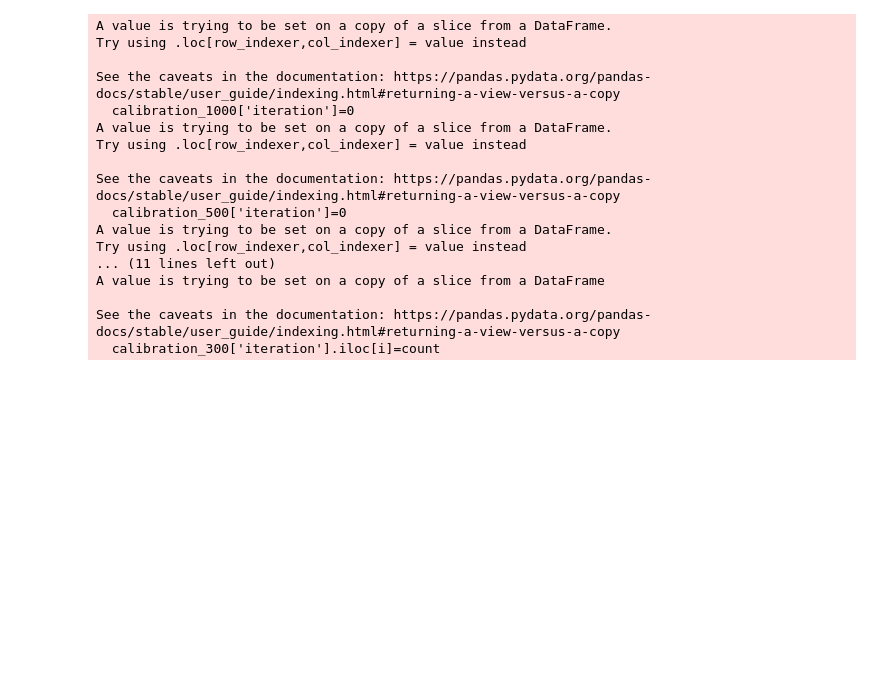
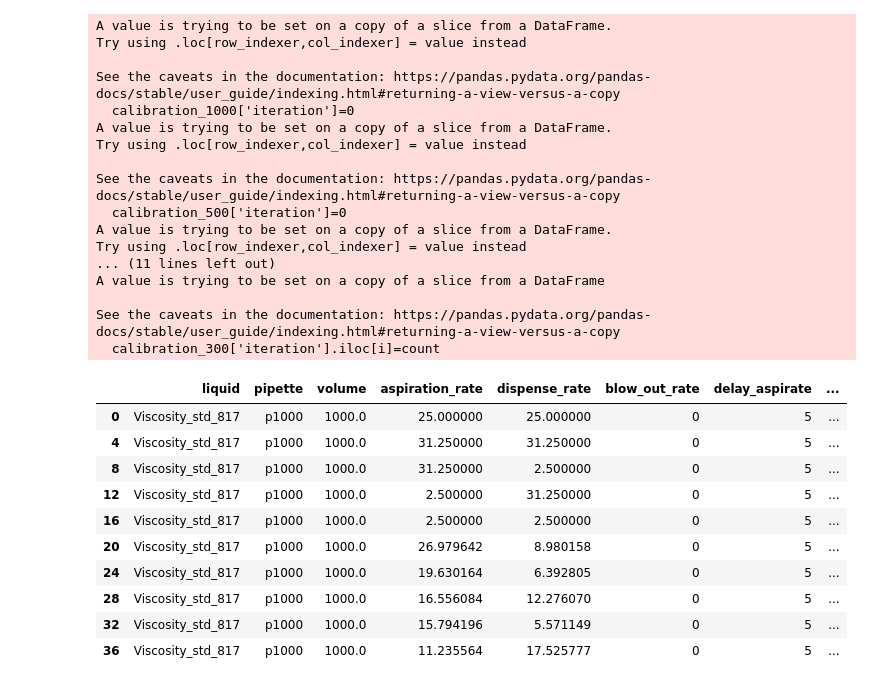
Before and after one commit to Quijanove/viscosity_liquid_transfer_Pablo, a Jupyter notebook: Opentrons_experiments/BOTorch_optimization/Opentrons_csv/Data_plotting_code_from_sartorious_Streamlined.ipynb, the cells around one changed output. Drawn from its saved outputs; the diff is of its cells as text; code cells hidden in the pictures; blank space fills up the shorter version.

```diff
--- a/Opentrons_experiments/BOTorch_optimization/Opentrons_csv/Data_plotting_code_from_sartorious_Streamlined.ipynb
+++ b/Opentrons_experiments/BOTorch_optimization/Opentrons_csv/Data_plotting_code_from_sartorious_Streamlined.ipynb
@@ -283,5 +283,17 @@ A value is trying to be set on a copy of a slice from a DataFrame
 See the caveats in the documentation: https://pandas.pydata.org/pandas-docs/stable/user_guide/indexing.html#returning-a-view-versus-a-copy
   calibration_300['iteration'].iloc[i]=count
 # %%
-df_cal_300.head(20)
+df_cal_1000.head(20)
+# %% [output]
+|  | liquid | pipette | volume | aspiration_rate | dispense_rate | blow_out_rate | delay_aspirate | ... |
+| 0 | Viscosity_std_817 | p1000 | 1000.0 | 25.000000 | 25.000000 | 0 | 5 | ... |
+| 4 | Viscosity_std_817 | p1000 | 1000.0 | 31.250000 | 31.250000 | 0 | 5 | ... |
+| 8 | Viscosity_std_817 | p1000 | 1000.0 | 31.250000 | 2.500000 | 0 | 5 | ... |
+| 12 | Viscosity_std_817 | p1000 | 1000.0 | 2.500000 | 31.250000 | 0 | 5 | ... |
+| 16 | Viscosity_std_817 | p1000 | 1000.0 | 2.500000 | 2.500000 | 0 | 5 | ... |
+| 20 | Viscosity_std_817 | p1000 | 1000.0 | 26.979642 | 8.980158 | 0 | 5 | ... |
+| 24 | Viscosity_std_817 | p1000 | 1000.0 | 19.630164 | 6.392805 | 0 | 5 | ... |
+| 28 | Viscosity_std_817 | p1000 | 1000.0 | 16.556084 | 12.276070 | 0 | 5 | ... |
+| 32 | Viscosity_std_817 | p1000 | 1000.0 | 15.794196 | 5.571149 | 0 | 5 | ... |
+| 36 | Viscosity_std_817 | p1000 | 1000.0 | 11.235564 | 17.525777 | 0 | 5 | ... |
 # %%
```
Also changed, not shown: parts of 3 cells of this notebook, 1 other file.
